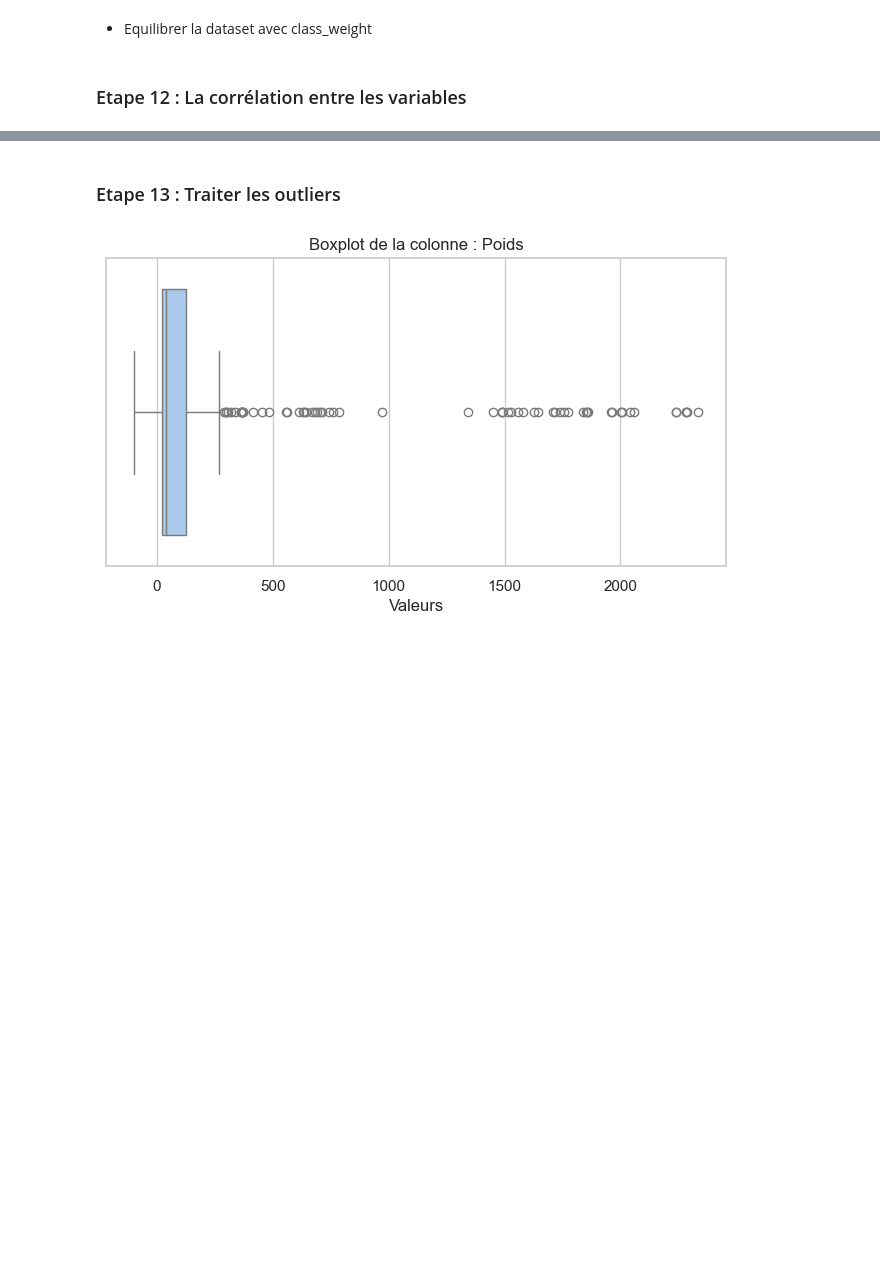
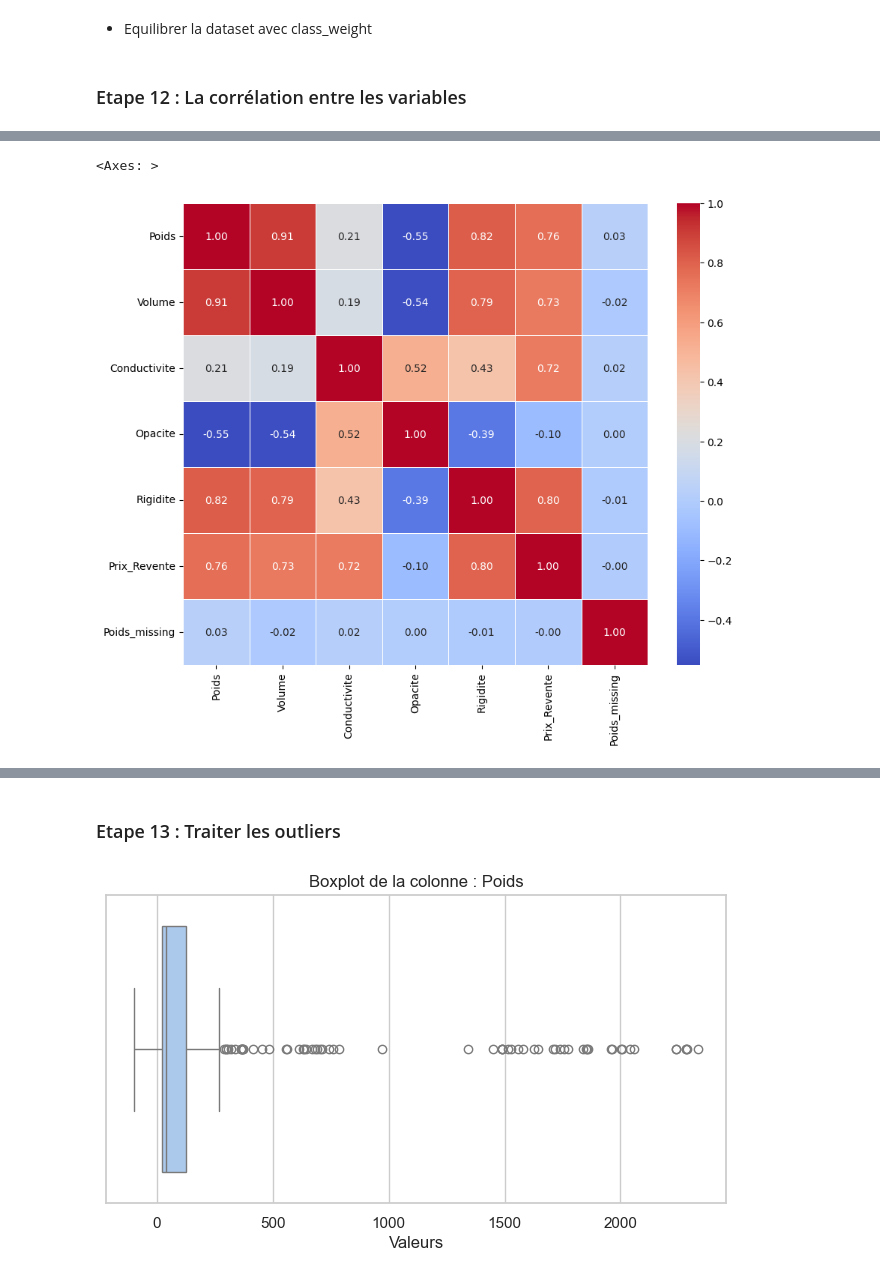
Before and after one commit to Test123599/ECOML, a Jupyter notebook: TpStandard - Copie.ipynb, the cells around one changed output, grey strips where cells are left out. Cells and saved outputs as stored; diff of their text form; code cells hidden in the pictures; blank space fills up the shorter version.

```diff
--- a/TpStandard - Copie.ipynb
+++ b/TpStandard - Copie.ipynb
@@ -323,0 +359,9 @@ linewidths=.5)
+# %%
+numeric_df = df.select_dtypes(include='number')
+correlations = numeric_df.corr(method='spearman')
+plt.figure(figsize=(10, 8))
+sns.heatmap(correlations, annot=True, cmap='coolwarm', fmt=".2f",
+linewidths=.5)
+# %% [output]
+<Axes: >
+[figure, added]
```
Also changed, not shown: parts of 15 cells of this notebook.
